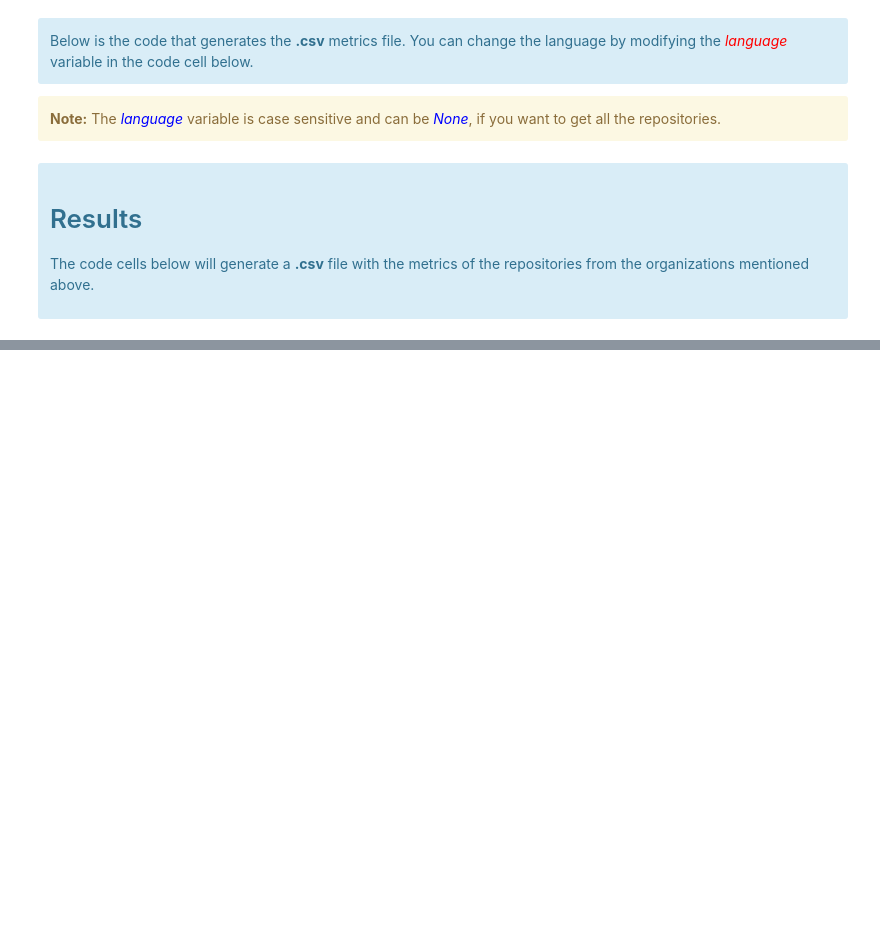
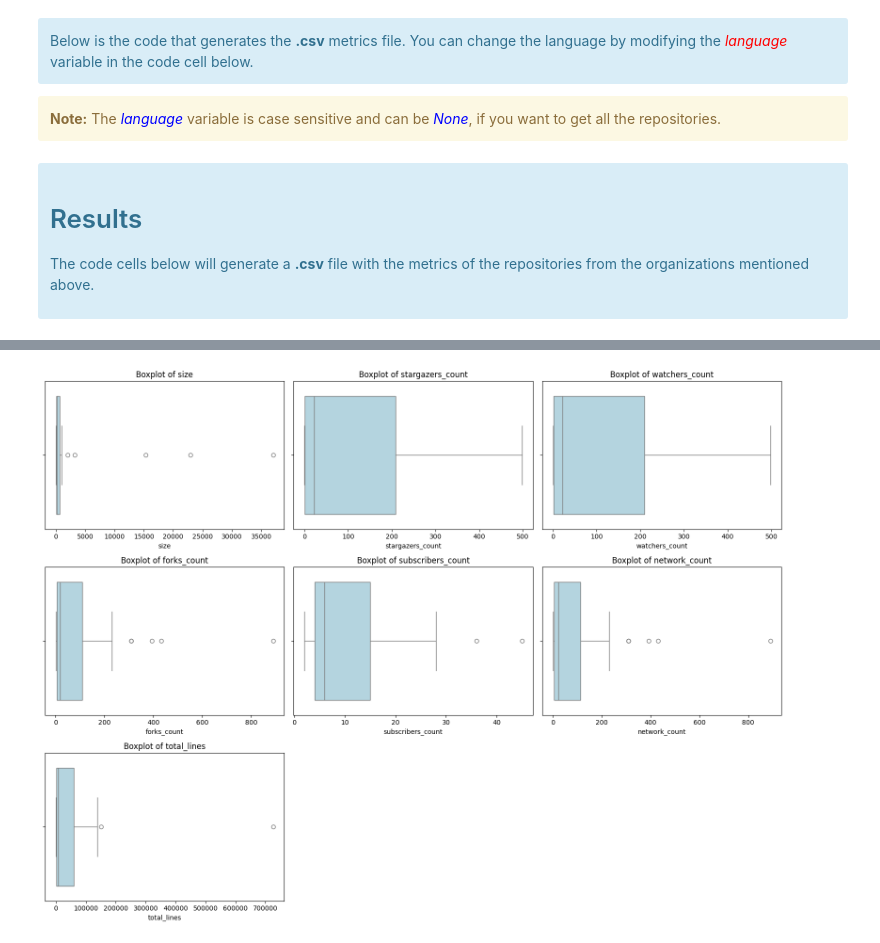
Before and after one commit to Cafeo-Group/git-infer, a Jupyter notebook: 0-GetCodeSamples/1-get_git_metrics.ipynb, the cells around one changed output, grey strips where cells are left out. Drawn from its saved outputs; the diff is of its cells as text; code cells hidden in the pictures; blank space fills up the shorter version.

```diff
--- a/0-GetCodeSamples/1-get_git_metrics.ipynb
+++ b/0-GetCodeSamples/1-get_git_metrics.ipynb
@@ -280,15 +342,16 @@ plot_metrics_distribution(metricts)
 # %%
 metricts = [
     'size',
     'stargazers_count',
     'watchers_count',
     'forks_count',
-    'open_issues_count',
     'subscribers_count',
     'network_count',
     'total_lines'
 ]
 plot_metrics_boxplot(metricts)
+# %% [output]
+[figure, added]
 # %%
 metricts = [
     'stargazers_count',
```
Also changed, not shown: parts of 10 cells of this notebook, 1 other file.
